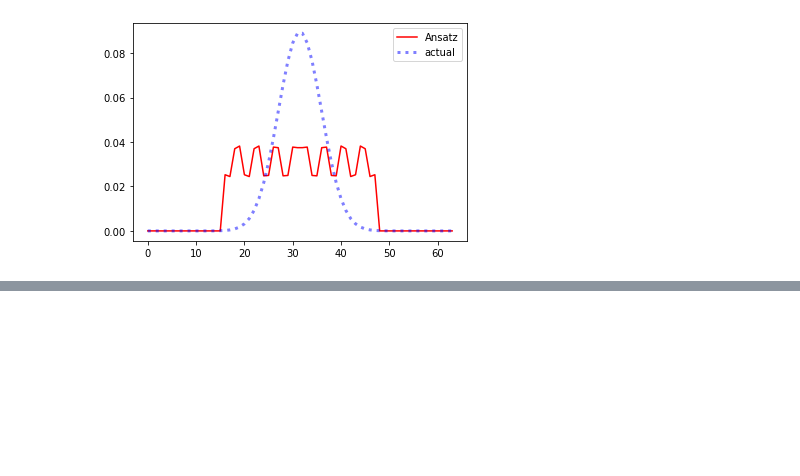
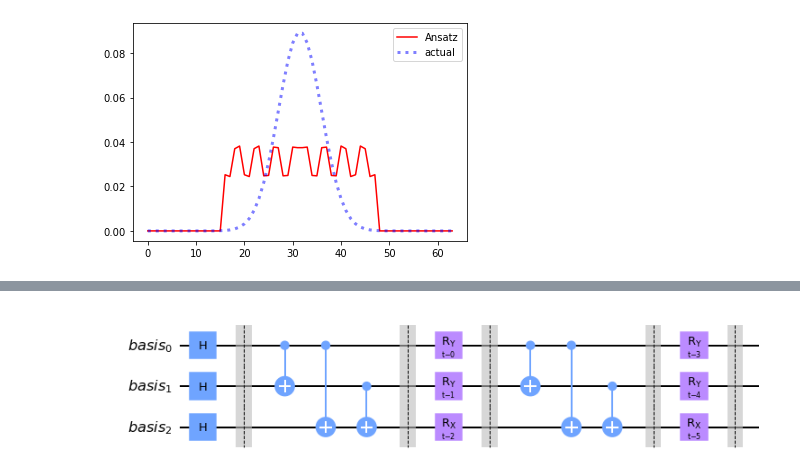
Before and after one commit to santoshkumarradha/stochastic-qc, a Jupyter notebook: Wick space evolution/implementation 2.ipynb, the cells around one changed output, grey strips where cells are left out. Cells and saved outputs as stored; diff of their text form; code cells hidden in the pictures; blank space fills up the shorter version.

Commit message:
made progress with calculating aij circuits and added method for finite difference differential operator

```diff
--- a/Wick space evolution/implementation 2.ipynb
+++ b/Wick space evolution/implementation 2.ipynb
@@ -341,0 +348,5 @@ result.fun
+# %%
+wick=wick_class(3,seed=4,depth=2,verbose=False)
+wick.main_circuit.draw('mpl')
+# %% [output]
+[figure, added]
```
Also changed, not shown: parts of 7 cells of this notebook, 2 other files.
